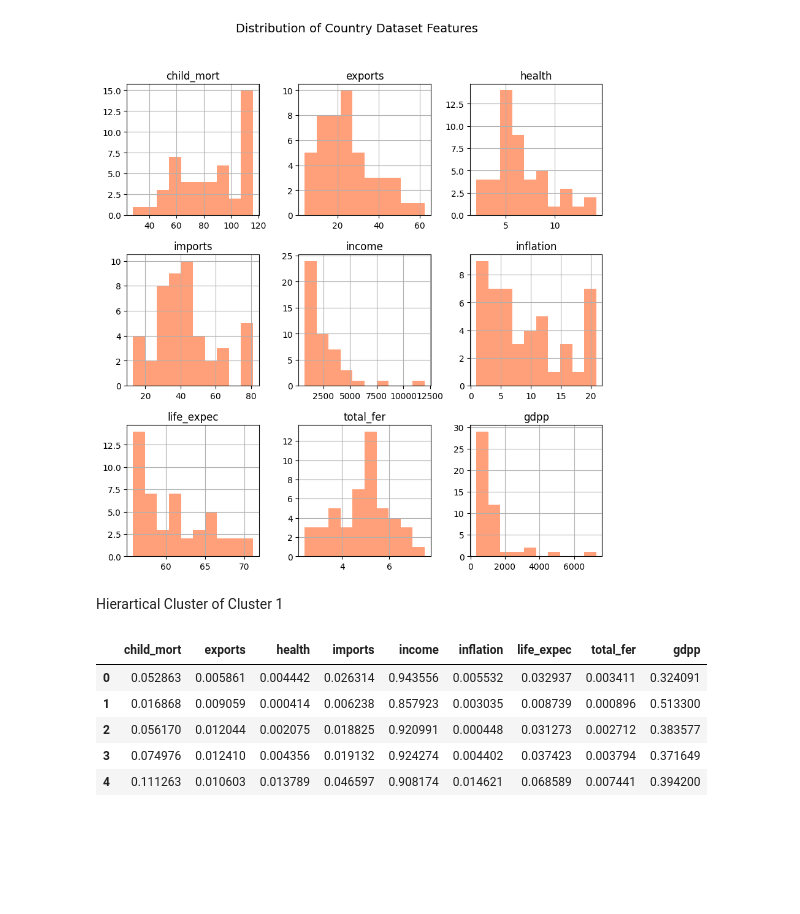
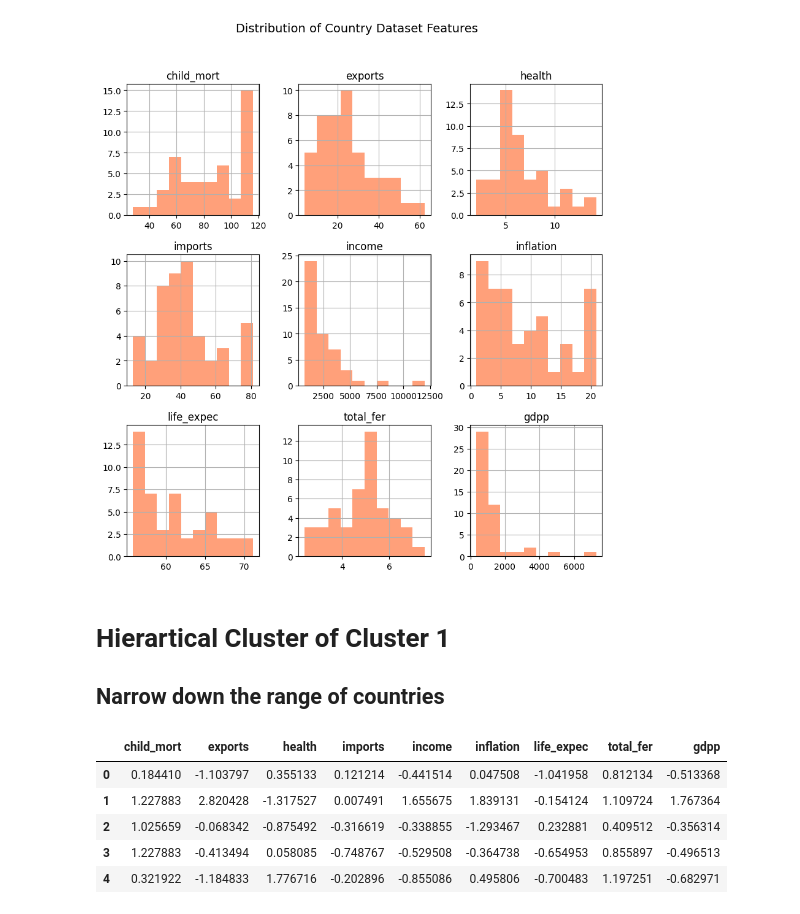
Before and after one commit to bytesbyt/ds_help_country, a Jupyter notebook: country.ipynb, the cells around one changed output. Drawn from its saved outputs; the diff is of its cells as text; code cells hidden in the pictures; blank space fills up the shorter version.

```diff
--- a/country.ipynb
+++ b/country.ipynb
@@ -521,18 +528,22 @@ plt.show()
 # %% [output]
 [figure]
 # %% [markdown]
-Hierartical Cluster of Cluster 1
+# Hierartical Cluster of Cluster 1
+
+## Narrow down the range of countries
 # %%
-# standardising the data
+# Standardising the data
+scaler = StandardScaler()
+
 features1 = cluster_1_df[['child_mort', 'exports', 'health', 'imports', 'income', 'inflation', 'life_expec', 'total_fer', 'gdpp']]
-data_norm = normalize(features1)
+data_norm = scaler.fit_transform(features1)
 data_norm = pd.DataFrame(data_norm, columns=features1.columns)
 data_norm.head()
 # %% [output]
 |  | child_mort | exports | health | imports | income | inflation | life_expec | total_fer | gdpp |
-| 0 | 0.052863 | 0.005861 | 0.004442 | 0.026314 | 0.943556 | 0.005532 | 0.032937 | 0.003411 | 0.324091 |
-| 1 | 0.016868 | 0.009059 | 0.000414 | 0.006238 | 0.857923 | 0.003035 | 0.008739 | 0.000896 | 0.513300 |
-| 2 | 0.056170 | 0.012044 | 0.002075 | 0.018825 | 0.920991 | 0.000448 | 0.031273 | 0.002712 | 0.383577 |
-| 3 | 0.074976 | 0.012410 | 0.004356 | 0.019132 | 0.924274 | 0.004402 | 0.037423 | 0.003794 | 0.371649 |
-| 4 | 0.111263 | 0.010603 | 0.013789 | 0.046597 | 0.908174 | 0.014621 | 0.068589 | 0.007441 | 0.394200 |
+| 0 | 0.184410 | -1.103797 | 0.355133 | 0.121214 | -0.441514 | 0.047508 | -1.041958 | 0.812134 | -0.513368 |
+| 1 | 1.227883 | 2.820428 | -1.317527 | 0.007491 | 1.655675 | 1.839131 | -0.154124 | 1.109724 | 1.767364 |
+| 2 | 1.025659 | -0.068342 | -0.875492 | -0.316619 | -0.338855 | -1.293467 | 0.232881 | 0.409512 | -0.356314 |
+| 3 | 1.227883 | -0.413494 | 0.058085 | -0.748767 | -0.529508 | -0.364738 | -0.654953 | 0.855897 | -0.496513 |
+| 4 | 0.321922 | -1.184833 | 1.776716 | -0.202896 | -0.855086 | 0.495806 | -0.700483 | 1.197251 | -0.682971 |
 # %%
```
Also changed, not shown: parts of 34 cells of this notebook, 7 other files.
